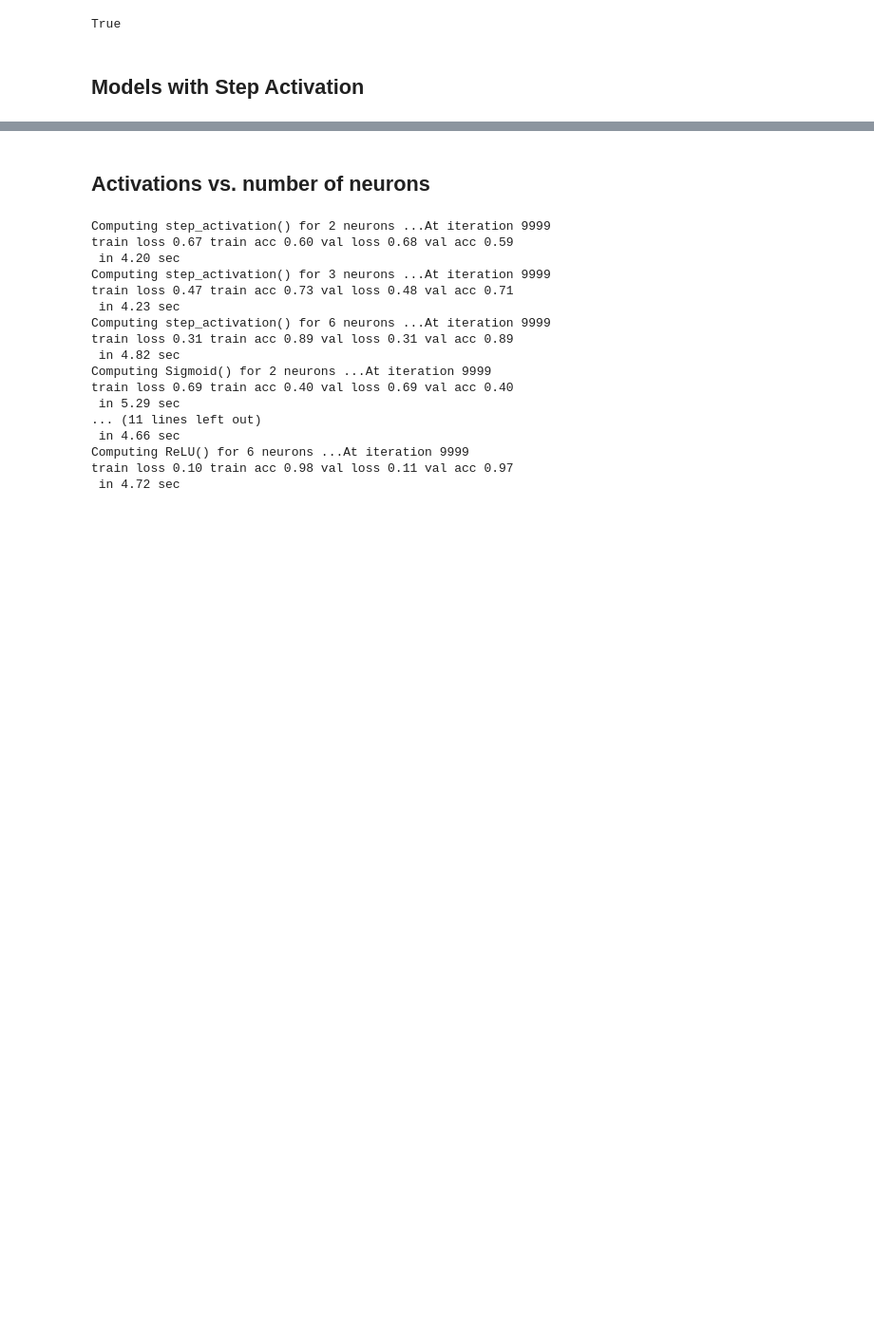
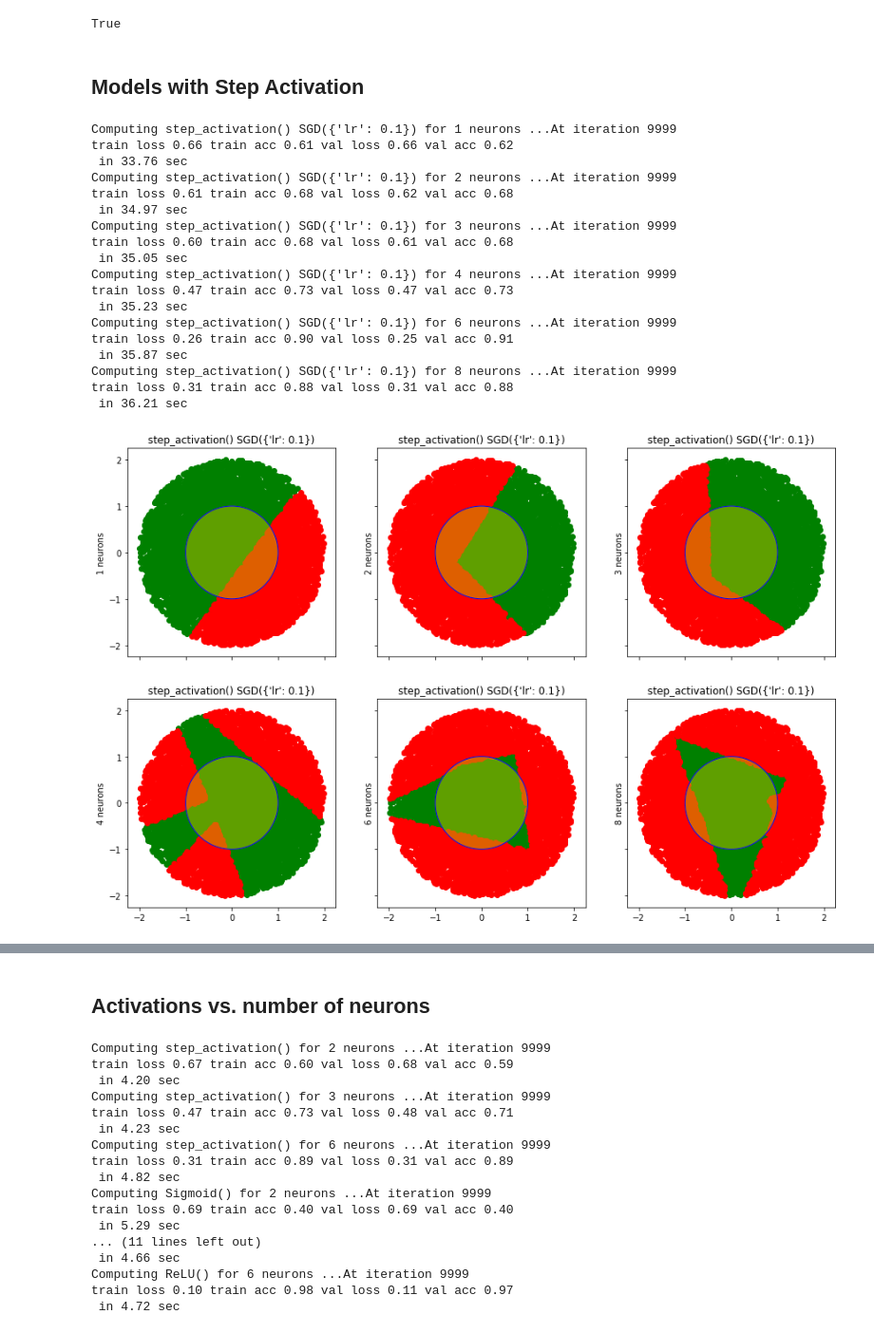
Before and after one commit to datamove/dl-notebooks, a Jupyter notebook: PyTorch-activations-demo.ipynb, the cells around one changed output, grey strips where cells are left out. Shown at 95% size. Drawn from its saved outputs; the diff is of its cells as text; code cells hidden in the pictures; blank space fills up the shorter version.

```diff
--- a/PyTorch-activations-demo.ipynb
+++ b/PyTorch-activations-demo.ipynb
@@ -245,3 +257,33 @@ True
 # %%
 n_samples = 10000
 dataset, testx, _ = mk_dataset(n_samples)
+# %%
+activations = [(step_activation,())]
+optimizers = [torch.optim.SGD]
+opti_params = [{'lr':0.1}]
+n_hidden_neurons = [1,2,3,4,6,8]
+
+models=compute_models(activations, n_hidden_neurons, dataset,
+                      optimizers=optimizers, opti_params=opti_params)
+
+print_models(models, testx)
+# %% [output]
+Computing step_activation() SGD({'lr': 0.1}) for 1 neurons ...At iteration 9999
+train loss 0.66 train acc 0.61 val loss 0.66 val acc 0.62
+ in 33.76 sec
+Computing step_activation() SGD({'lr': 0.1}) for 2 neurons ...At iteration 9999
+train loss 0.61 train acc 0.68 val loss 0.62 val acc 0.68
+ in 34.97 sec
+Computing step_activation() SGD({'lr': 0.1}) for 3 neurons ...At iteration 9999
+train loss 0.60 train acc 0.68 val loss 0.61 val acc 0.68
+ in 35.05 sec
+Computing step_activation() SGD({'lr': 0.1}) for 4 neurons ...At iteration 9999
+train loss 0.47 train acc 0.73 val loss 0.47 val acc 0.73
+ in 35.23 sec
+Computing step_activation() SGD({'lr': 0.1}) for 6 neurons ...At iteration 9999
+train loss 0.26 train acc 0.90 val loss 0.25 val acc 0.91
+ in 35.87 sec
+Computing step_activation() SGD({'lr': 0.1}) for 8 neurons ...At iteration 9999
+train loss 0.31 train acc 0.88 val loss 0.31 val acc 0.88
+ in 36.21 sec
+[figure, added]
```
Also changed, not shown: parts of 11 cells of this notebook.
